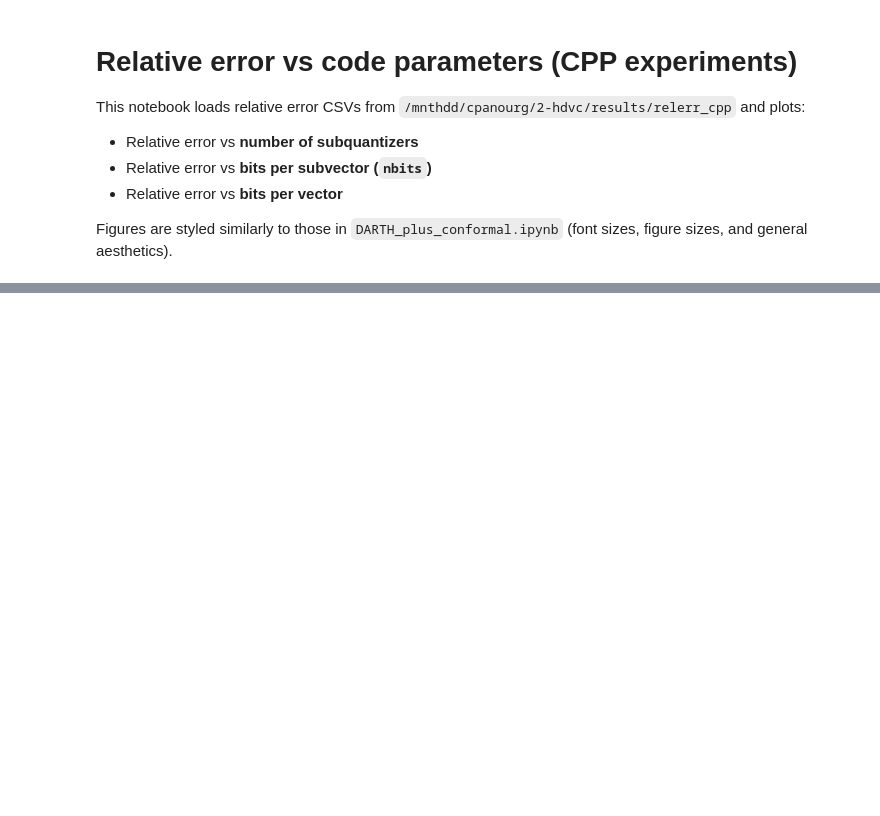
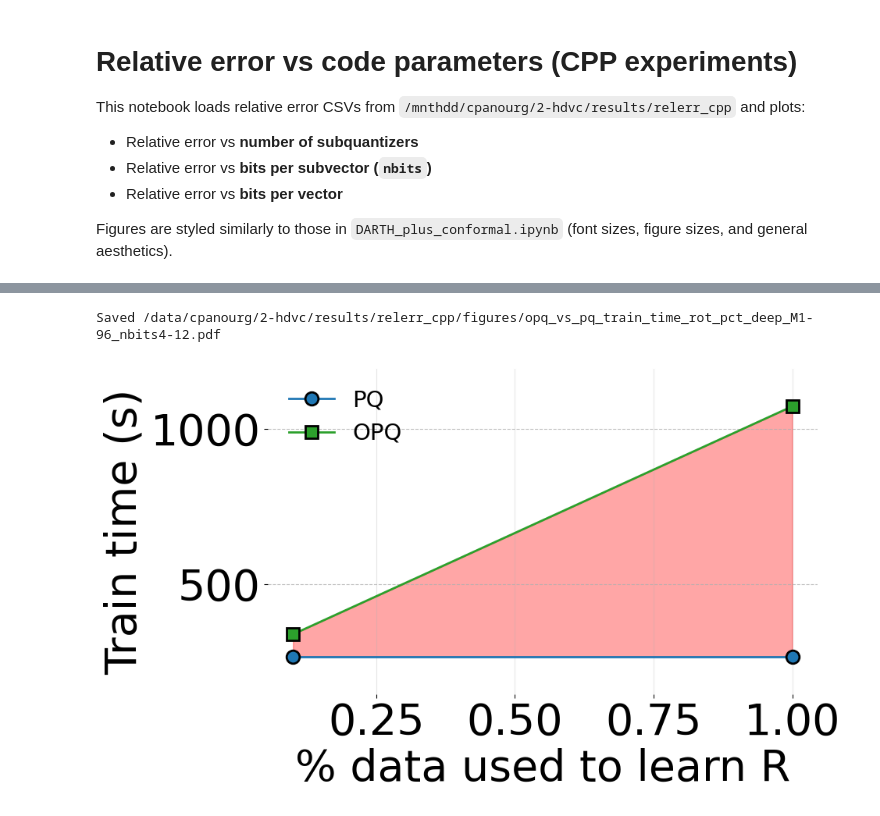
Before and after one commit to Hendrix8/hdvc, a Jupyter notebook: scripts/figure_generators/relerr_cpp_plots.ipynb, the cells around one changed output, grey strips where cells are left out. Saved outputs shown, nothing was run; the diff lists cells and outputs as text; code cells hidden in the pictures; blank space fills up the shorter version.

Commit message:
added time eval pq vs opq

```diff
--- a/scripts/figure_generators/relerr_cpp_plots.ipynb
+++ b/scripts/figure_generators/relerr_cpp_plots.ipynb
@@ -745,2 +836,17 @@ Saved /data/cpanourg/2-hdvc/results/relerr_cpp/figures/opq_vs_pq_rot_pct_deep_M1
+# %%
+# OPQ vs PQ: training time vs % of data used to learn R (same lists as above, separate function)
+# PQ = train_time_s; OPQ = train_time_s + opq_train_time_s; averaged over OPQ_VS_PQ_NBITS and OPQ_VS_PQ_M
+plot_opq_vs_pq_train_time_rot_percent(
+    relerr_df,
+    dataset=OPQ_VS_PQ_DATASET,
+    nbits_list=OPQ_VS_PQ_NBITS,
+    n_subquantizers_list=OPQ_VS_PQ_M,
+    output_dir=Path("/data/cpanourg/2-hdvc/results/relerr_cpp/figures"),
+    figsize=(10, 6),
+    n_bins=20,
+)
+# %% [output]
+Saved /data/cpanourg/2-hdvc/results/relerr_cpp/figures/opq_vs_pq_train_time_rot_pct_deep_M1-96_nbits4-12.pdf
+[figure, added]
 # %%
 #
```
Also changed, not shown: parts of 2 cells of this notebook, 1 other file.
